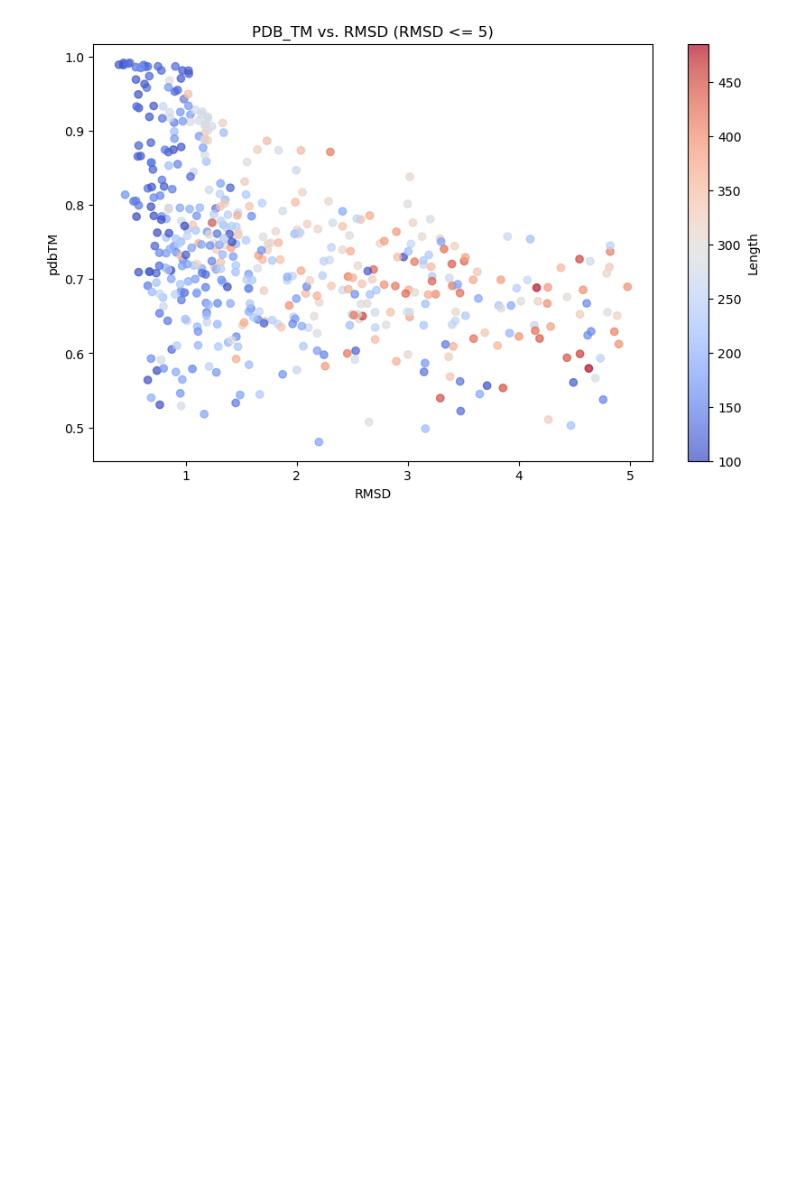
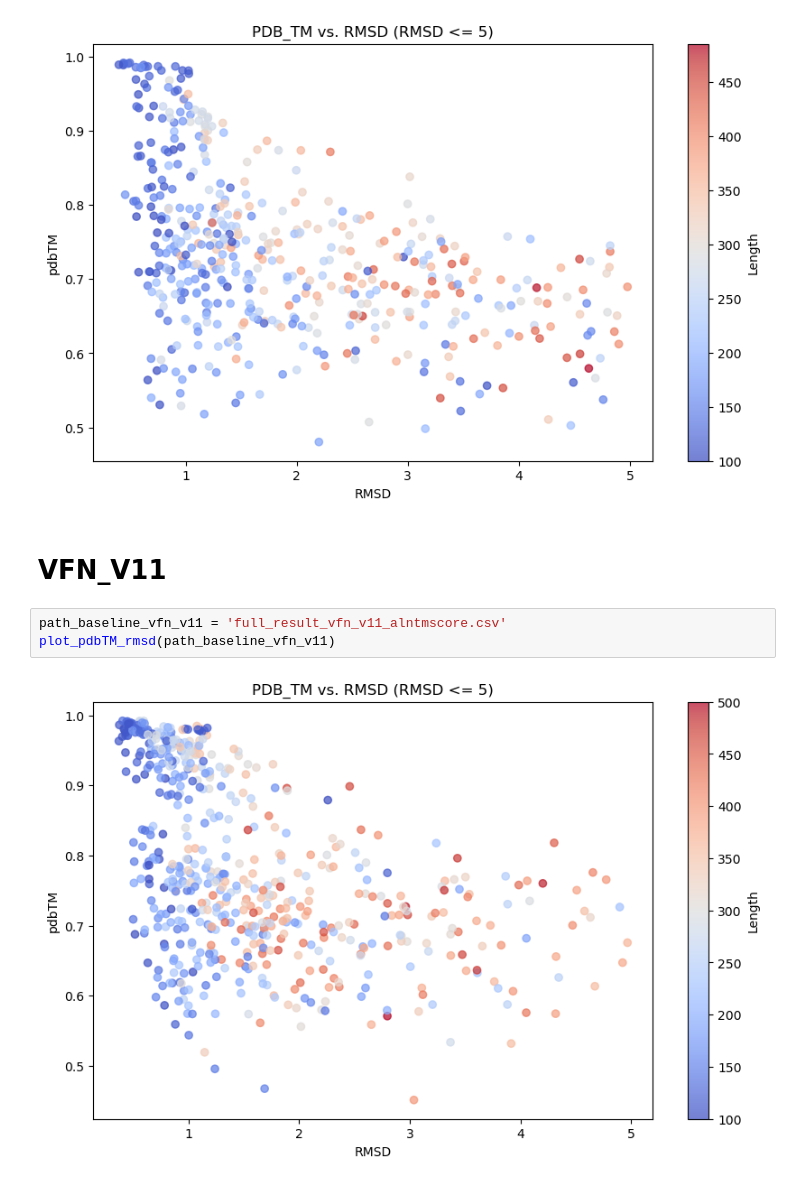
Before and after one commit to RinGhalSun/foldseek, a Jupyter notebook: pdbtm_plot.ipynb, the cells around one changed output. Drawn from its saved outputs; the diff is of its cells as text; blank space fills up the shorter version.

Commit message:
add v11 csv and plot

```diff
--- a/pdbtm_plot.ipynb
+++ b/pdbtm_plot.ipynb
@@ -33,3 +32,10 @@ path_baseline = 'full_result_baseline_alntmscore.csv'
 plot_pdbTM_rmsd(path_baseline)
 # %% [output]
 [figure]
+# %% [markdown]
+# VFN_V11
+# %%
+path_baseline_vfn_v11 = 'full_result_vfn_v11_alntmscore.csv'
+plot_pdbTM_rmsd(path_baseline_vfn_v11)
+# %% [output]
+[figure, added]
```
Also changed, not shown: parts of 1 cell of this notebook, 4 other files.
